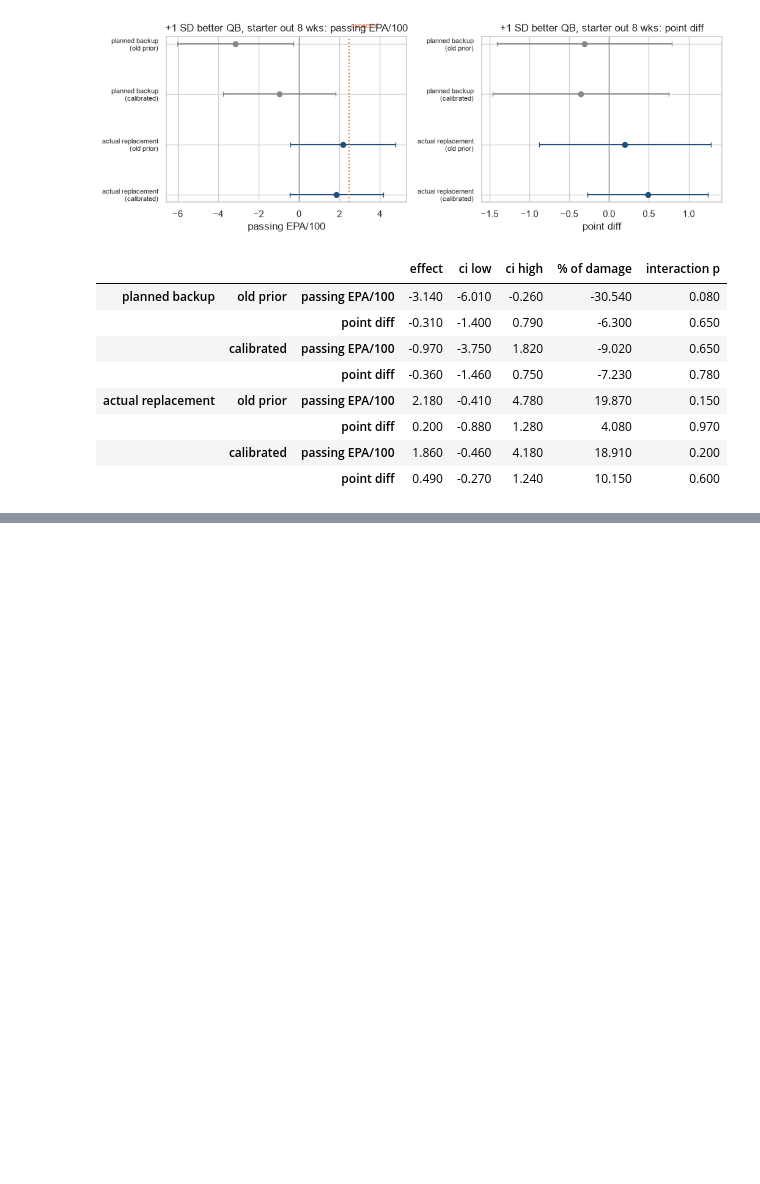
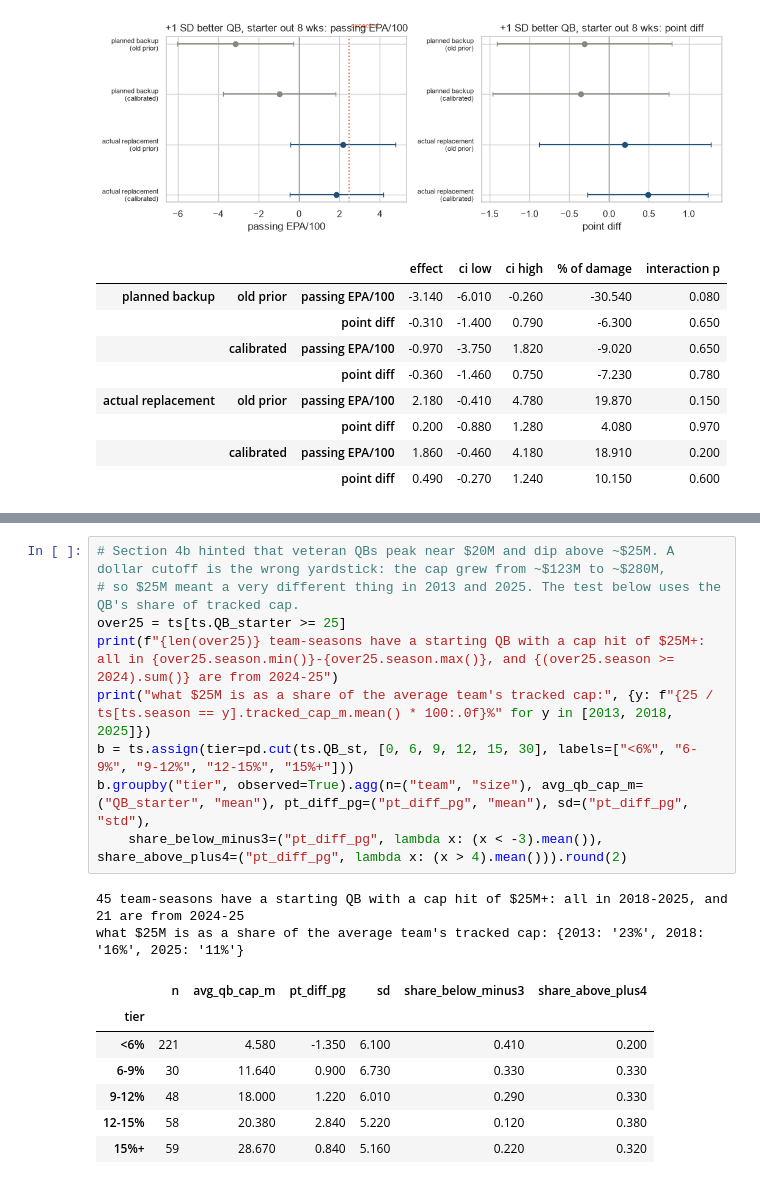
Before and after one commit to noahfighter883/nfl-position-value, a Jupyter notebook: analysis.ipynb, the cells around one changed output, grey strips where cells are left out. Saved outputs shown, nothing was run; the diff lists cells and outputs as text; blank space fills up the shorter version.

```diff
--- a/analysis.ipynb
+++ b/analysis.ipynb
@@ -1069,0 +1093,19 @@ calibrated prior among replacements with 100+ plays: slope 0.99, 1 SD = 4.4; mec
+# %%
+# Section 4b hinted that veteran QBs peak near $20M and dip above ~$25M. A dollar cutoff is the wrong yardstick: the cap grew from ~$123M to ~$280M,
+# so $25M meant a very different thing in 2013 and 2025. The test below uses the QB's share of tracked cap.
+over25 = ts[ts.QB_starter >= 25]
+print(f"{len(over25)} team-seasons have a starting QB with a cap hit of $25M+: all in {over25.season.min()}-{over25.season.max()}, and {(over25.season >= 2024).sum()} are from 2024-25")
+print("what $25M is as a share of the average team's tracked cap:", {y: f"{25 / ts[ts.season == y].tracked_cap_m.mean() * 100:.0f}%" for y in [2013, 2018, 2025]})
+b = ts.assign(tier=pd.cut(ts.QB_st, [0, 6, 9, 12, 15, 30], labels=["<6%", "6-9%", "9-12%", "12-15%", "15%+"]))
+b.groupby("tier", observed=True).agg(n=("team", "size"), avg_qb_cap_m=("QB_starter", "mean"), pt_diff_pg=("pt_diff_pg", "mean"), sd=("pt_diff_pg", "std"),
+    share_below_minus3=("pt_diff_pg", lambda x: (x < -3).mean()), share_above_plus4=("pt_diff_pg", lambda x: (x > 4).mean())).round(2)
+# %% [output]
+45 team-seasons have a starting QB with a cap hit of $25M+: all in 2018-2025, and 21 are from 2024-25
+what $25M is as a share of the average team's tracked cap: {2013: '23%', 2018: '16%', 2025: '11%'}
+|  | n | avg_qb_cap_m | pt_diff_pg | sd | share_below_minus3 | share_above_plus4 |
+| tier |  |  |  |  |  |  |
+| <6% | 221 | 4.580 | -1.350 | 6.100 | 0.410 | 0.200 |
+| 6-9% | 30 | 11.640 | 0.900 | 6.730 | 0.330 | 0.330 |
+| 9-12% | 48 | 18.000 | 1.220 | 6.010 | 0.290 | 0.330 |
+| 12-15% | 58 | 20.380 | 2.840 | 5.220 | 0.120 | 0.380 |
+| 15%+ | 59 | 28.670 | 0.840 | 5.160 | 0.220 | 0.320 |
```
Also changed, not shown: parts of 6 cells of this notebook, 3 other files.
